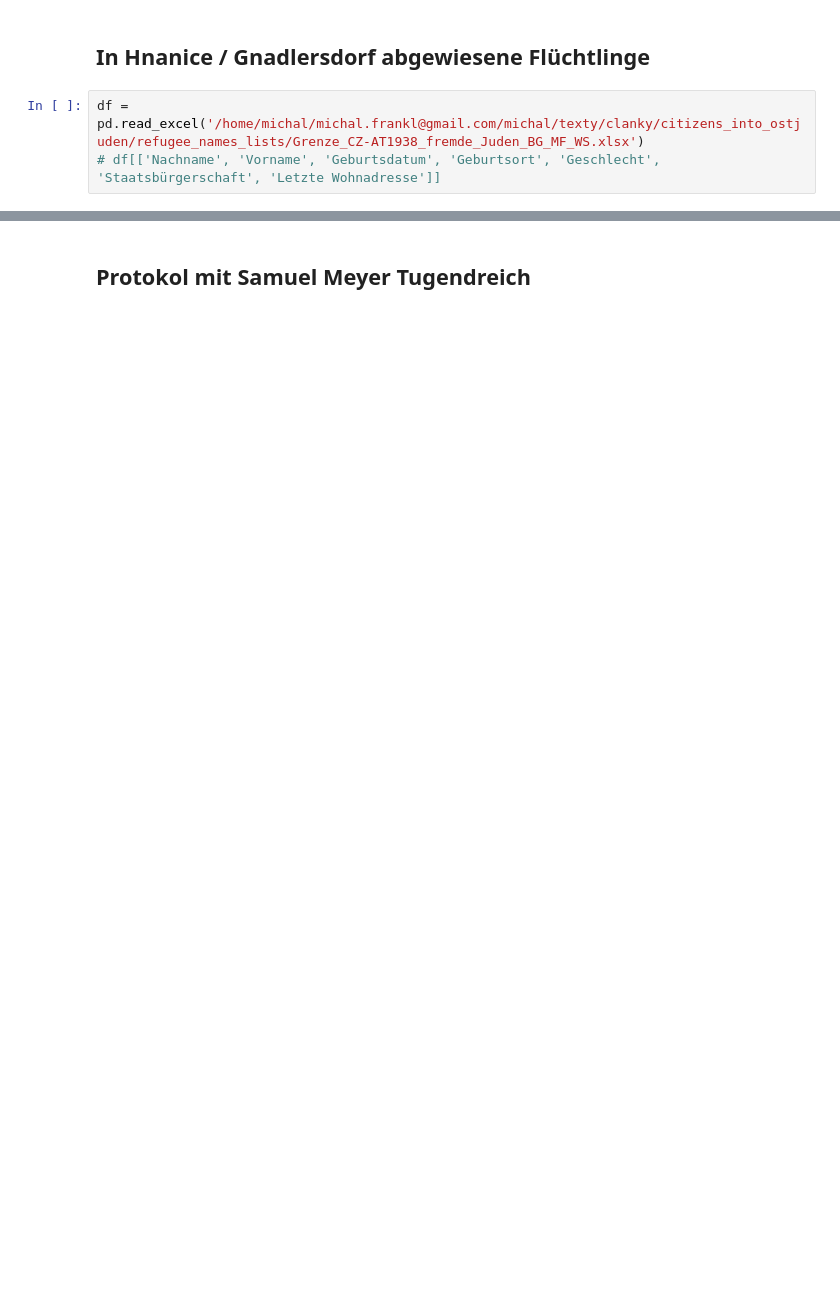
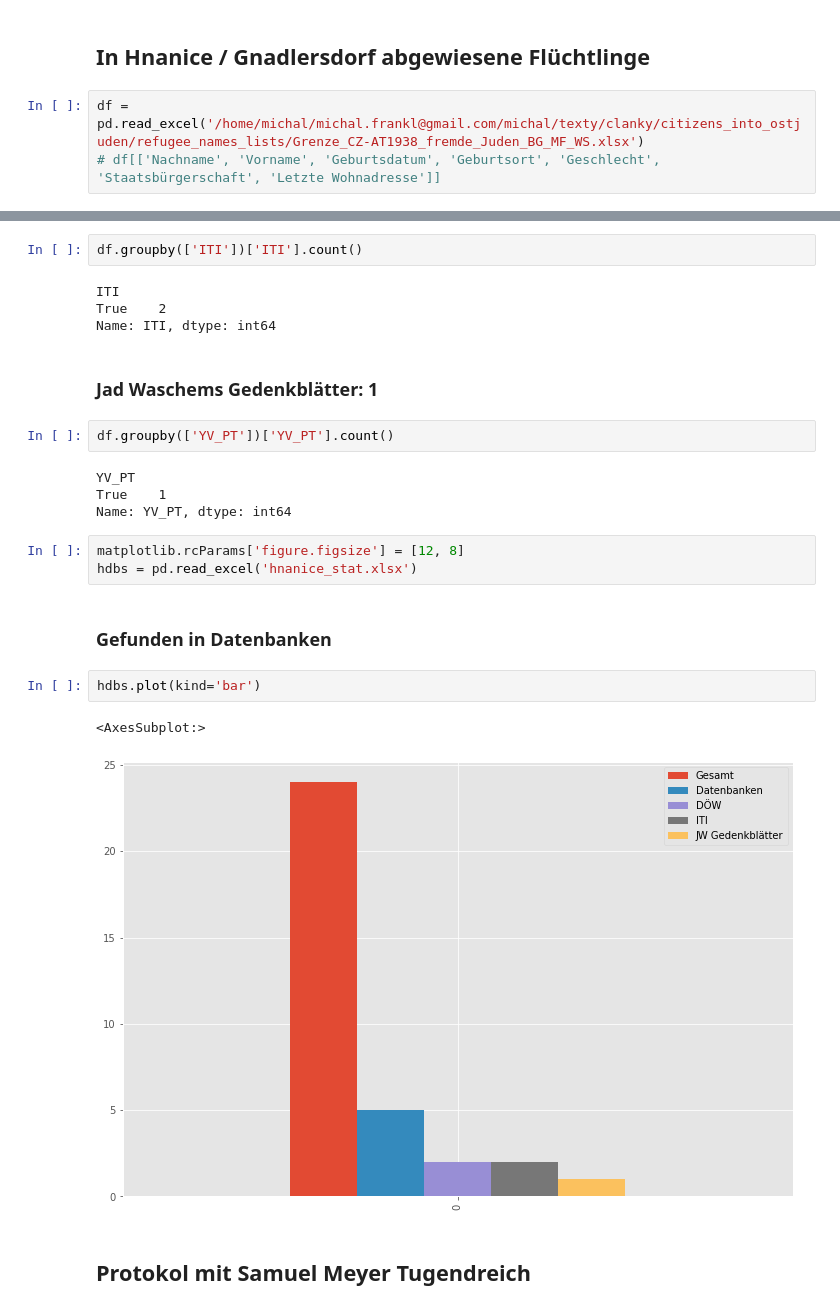
Before and after one commit to michalfrankl/DBs_gaps_lecture, a Jupyter notebook: UniWien_DB_Luecken.ipynb, the cells around one changed output, grey strips where cells are left out. Cells and saved outputs as stored; diff of their text form; blank space fills up the shorter version.

```diff
--- a/UniWien_DB_Luecken.ipynb
+++ b/UniWien_DB_Luecken.ipynb
@@ -247,3 +248,27 @@ Name: YV_PT, dtype: int64
+# %%
+df.groupby(['ITI'])['ITI'].count()
+# %% [output]
+ITI
+True    2
+Name: ITI, dtype: int64
+# %% [markdown]
+### Jad Waschems Gedenkblätter: 1
+# %%
+df.groupby(['YV_PT'])['YV_PT'].count()
+# %% [output]
+YV_PT
+True    1
+Name: YV_PT, dtype: int64
+# %%
+matplotlib.rcParams['figure.figsize'] = [12, 8]
+hdbs = pd.read_excel('hnanice_stat.xlsx')
+# %% [markdown]
+### Gefunden in Datenbanken
+# %%
+hdbs.plot(kind='bar')
+# %% [output]
+<AxesSubplot:>
+[figure, added]
 # %% [markdown]
 ## Protokol mit Samuel Meyer Tugendreich
 # %% [markdown]
```
Also changed, not shown: parts of 58 cells of this notebook, 2 other files.
